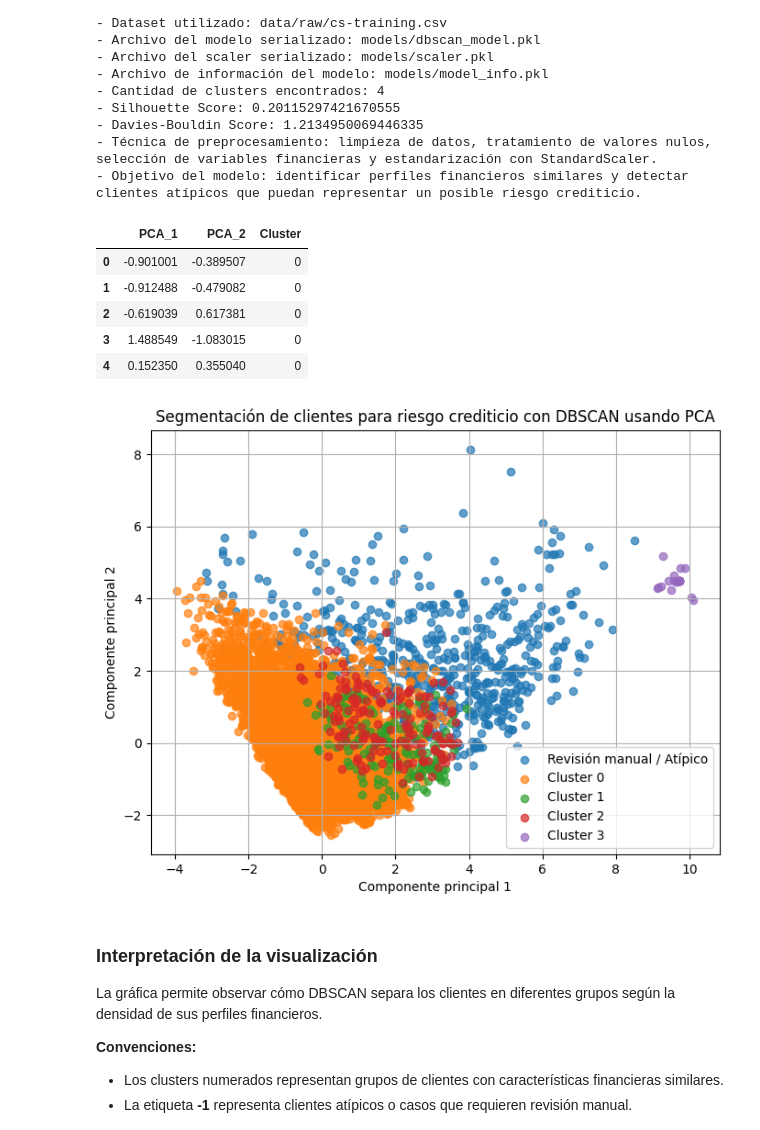
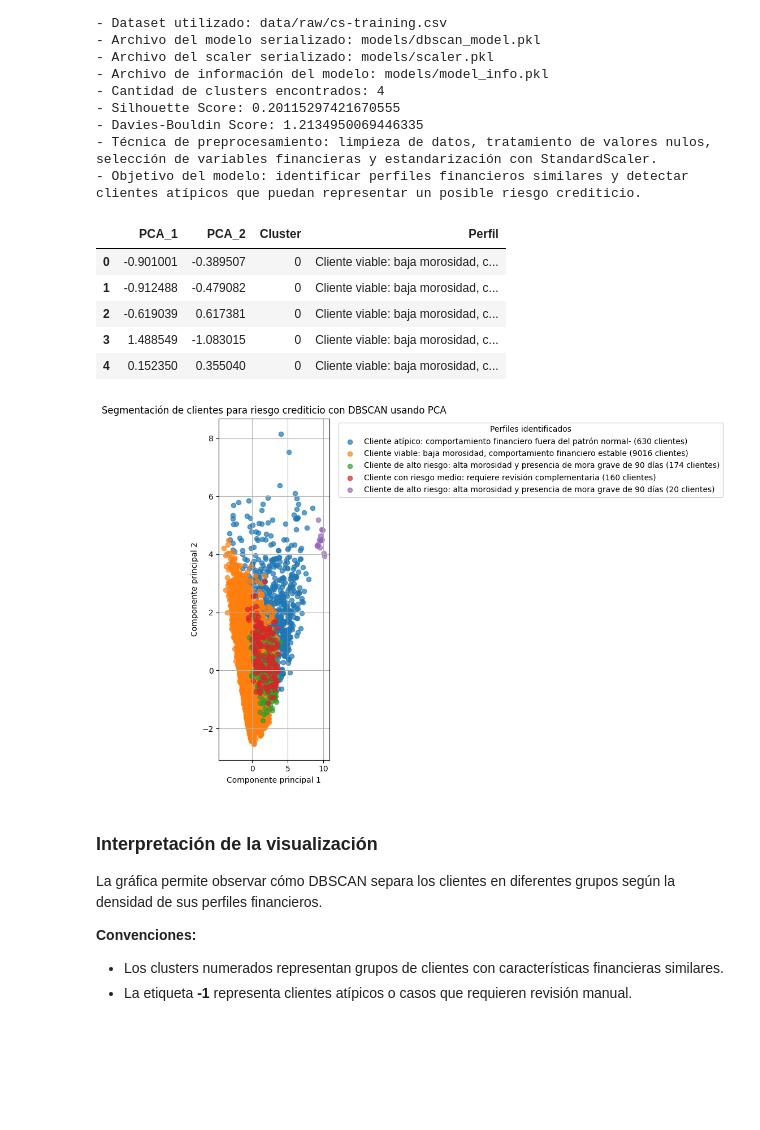
Before and after one commit to Sebasg23/Proyecto-DBSCAN, a Jupyter notebook: notebooks/Grupo2_Notebook_DBSCAN.ipynb, the cells around one changed output. Drawn from its saved outputs; the diff is of its cells as text; code cells hidden in the pictures; blank space fills up the shorter version.

```diff
--- a/notebooks/Grupo2_Notebook_DBSCAN.ipynb
+++ b/notebooks/Grupo2_Notebook_DBSCAN.ipynb
@@ -813,6 +813,17 @@ Estado del Modelo:
 
 pca = PCA(n_components=2)
 X_pca = pca.fit_transform(X_scaled)
+
+# Diccionario que traduce el número de cluster a una interpretación de negocio.
+if perfil_clusters is not None:
+    diccionario_interpretaciones = dict(
+        zip(
+            perfil_clusters["Cluster"],
+            perfil_clusters["interpretacion_negocio"]
+        )
+    )
+else:
+    diccionario_interpretaciones = {}
 
 df_visual = pd.DataFrame({
     "PCA_1": X_pca[:, 0],
@@ -820,40 +831,59 @@ df_visual = pd.DataFrame({
     "Cluster": labels
 })
 
+df_visual["Perfil"] = df_visual["Cluster"].map(diccionario_interpretaciones)
+
+# Si por alguna razón un cluster no tiene interpretación registrada.
+df_visual["Perfil"] = df_visual.apply(
+    lambda fila: fila["Perfil"] if pd.notnull(fila["Perfil"]) else f"Cluster {fila['Cluster']}: perfil no definido",
+    axis=1
+)
+
 df_visual.head()
 # %% [output]
-|  | PCA_1 | PCA_2 | Cluster |
-| 0 | -0.901001 | -0.389507 | 0 |
-| 1 | -0.912488 | -0.479082 | 0 |
-| 2 | -0.619039 | 0.617381 | 0 |
-| 3 | 1.488549 | -1.083015 | 0 |
-| 4 | 0.152350 | 0.355040 | 0 |
+|  | PCA_1 | PCA_2 | Cluster | Perfil |
+| 0 | -0.901001 | -0.389507 | 0 | Cliente viable: baja morosidad, c... |
+| 1 | -0.912488 | -0.479082 | 0 | Cliente viable: baja morosidad, c... |
+| 2 | -0.619039 | 0.617381 | 0 | Cliente viable: baja morosidad, c... |
+| 3 | 1.488549 | -1.083015 | 0 | Cliente viable: baja morosidad, c... |
+| 4 | 0.152350 | 0.355040 | 0 | Cliente viable: baja morosidad, c... |
 # %%
-# Gráfica de clusters generados por DBSCAN.
-# Cada punto representa un cliente.
-# La etiqueta -1 representa clientes atípicos.
+# ============================================================
+# Gráfica usando interpretaciones de negocio en la leyenda
+# ============================================================
 
-plt.figure(figsize=(8, 6))
+plt.figure(figsize=(10, 7))
 
 for cluster in sorted(df_visual["Cluster"].unique()):
     datos_cluster = df_visual[df_visual["Cluster"] == cluster]
-    etiqueta = "Revisión manual / Atípico" if cluster == -1 else f"Cluster {cluster}"
+    cantidad = len(datos_cluster)
+
+    interpretacion = datos_cluster["Perfil"].iloc[0]
+    etiqueta = f"{interpretacion} ({cantidad} clientes)"
 
     plt.scatter(
         datos_cluster["PCA_1"],
         datos_cluster["PCA_2"],
         label=etiqueta,
-        alpha=0.7
+        alpha=0.7,
+        s=35
     )
 
 plt.title("Segmentación de clientes para riesgo crediticio con DBSCAN usando PCA")
 plt.xlabel("Componente principal 1")
 plt.ylabel("Componente principal 2")
-plt.legend()
+
+plt.legend(
+    title="Perfiles identificados",
+    bbox_to_anchor=(1.05, 1),
+    loc="upper left"
+)
+
 plt.grid(True)
+plt.tight_layout()
 plt.show()
 # %% [output]
-[figure, old version]
+[figure, new version]
 # %% [markdown]
 ### Interpretación de la visualización
 
```
Also changed, not shown: parts of 2 cells of this notebook, 1 other file.
